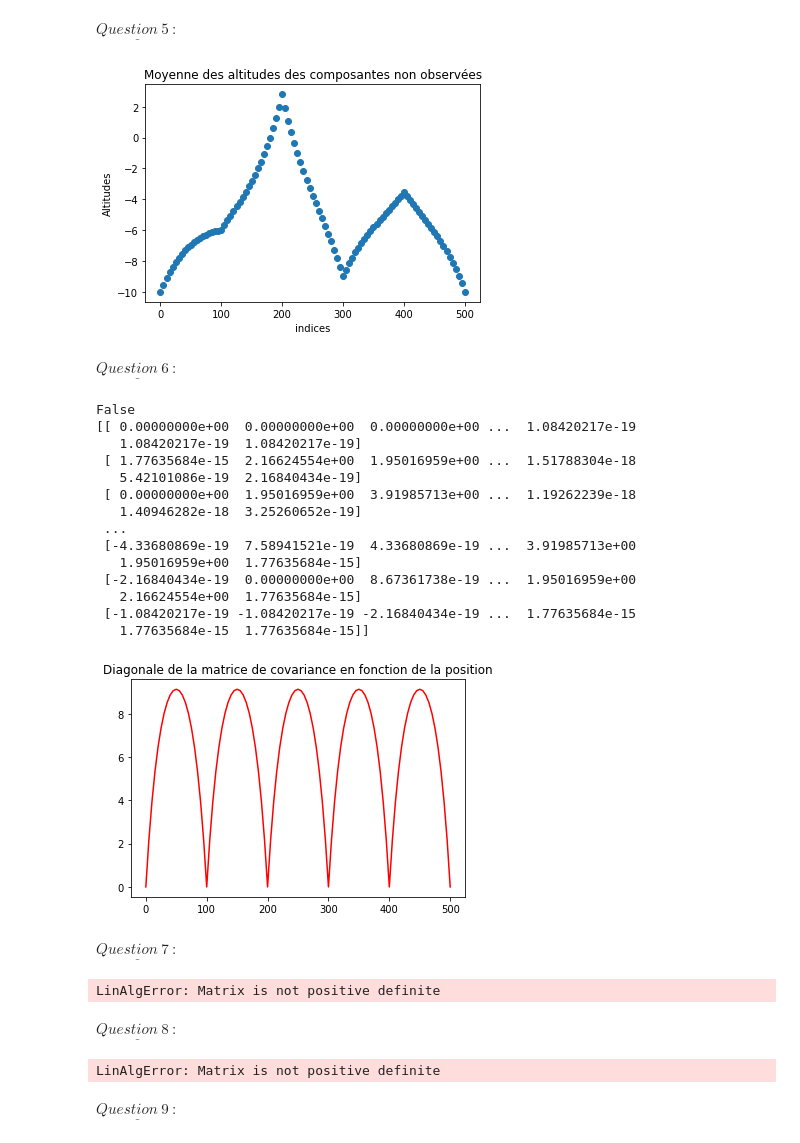
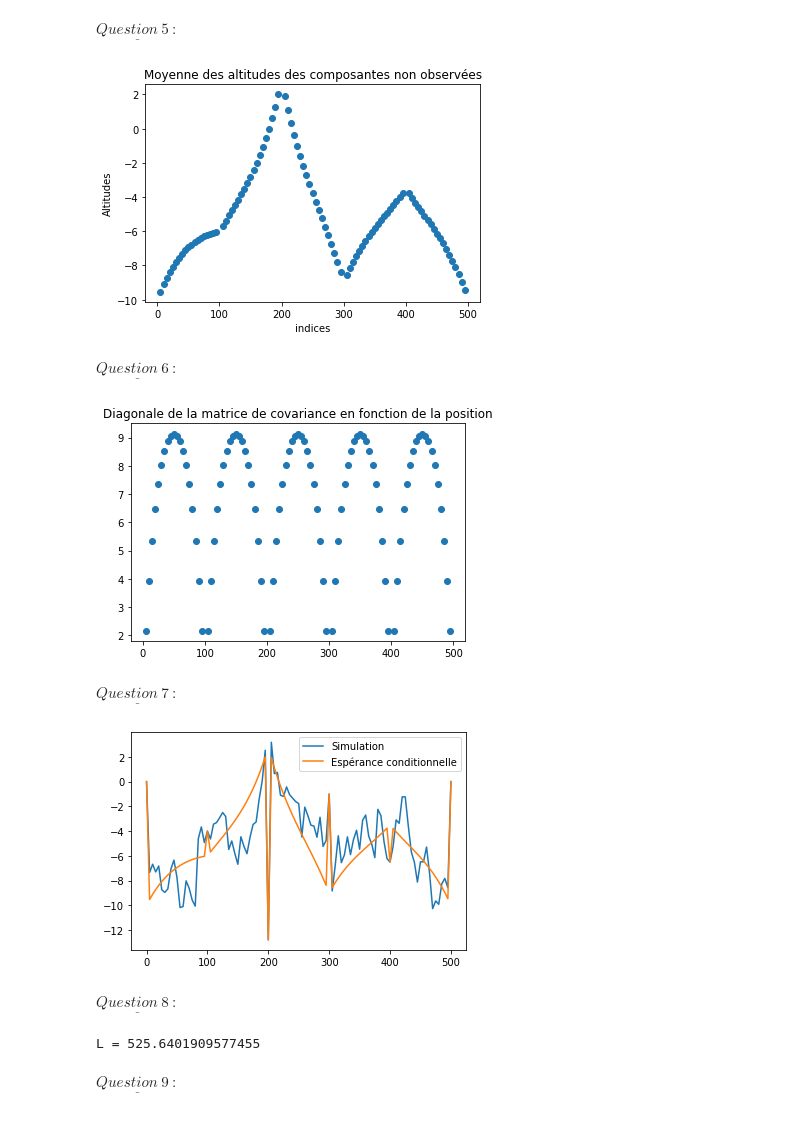
Before and after one commit to cohennion/projet-proba, a Jupyter notebook: projetproba modifié.ipynb, the cells around one changed output. Cells and saved outputs as stored; diff of their text form; code cells hidden in the pictures.

```diff
--- a/projetproba modifié.ipynb
+++ b/projetproba modifié.ipynb
@@ -58,7 +58,7 @@ import matplotlib.pyplot as plt
 A=0
 B=500
 N=101 #Nombre de points de discrétisation
-Delta = (B-A)/(N-1)
+delta = int((B-A)/(N-1))
 discretization_indexes = np.arange(N)
 discretization = discretization_indexes*Delta
 #Paramètres du modèle
@@ -96,92 +105,80 @@ matcov_Z = cov(a, sigma2, mat_dist)
 # %% [markdown]
 $ \underline{ Question~4~:}$
 # %%
+n = len(unknown_indexes)
+k = len(observation_indexes)
+
 #Entre les observations
-mat_dist_obs = np.array( [[np.abs(obs1 - obs2) for obs1 in observation] for obs2 in observation])
-mat_cov_obs = cov(a, sigma2, mat_dist_obs)
+mat_cov_obs = np.array( [[matcov_Z[obs1 , obs2] for obs1 in observation_indexes] for obs2 in observation_indexes])
 
 #Entre les observations et les inconnues
-mat_dist_obs_inc = np.array( [[np.abs(discretization[i] - obs) for obs in observation] for i in range(N)])
-mat_cov_obs_inc = cov(a, sigma2, mat_dist_obs_inc)
+mat_cov_inc_obs = np.array( [[matcov_Z[obs , unk] for obs in observation_indexes] for unk in unknown_indexes])
 
 #Entre les inconnues
-mat_cov_inc = matcov_Z
+mat_cov_inc = np.array([[matcov_Z[unk1 , unk2] for unk1 in unknown_indexes] for unk2 in unknown_indexes])
 # %% [markdown]
 $ \underline{ Question~5~:}$
 # %%
-K = np.dot(mat_cov_obs_inc , np.linalg.inv(mat_cov_obs))
-esp_inc_sachant_obs = np.array([mu for i in range(N)]) - np.dot(K, (depth- np.array([mu for i in range(len(depth))])))
+K = np.dot(mat_cov_inc_obs , np.linalg.inv(mat_cov_obs))
+esp_inc_sachant_obs = np.array([mu for i in range(n)]) - np.dot(K, (depth- np.array([mu for i in range(k)])))
 
-X = discretization
+X = np.array(unknown_indexes) * delta
 plt.scatter(X, esp_inc_sachant_obs)
 plt.title("Moyenne des altitudes des composantes non observées")
 plt.ylabel("Altitudes")
 plt.xlabel("indices")
 plt.show()
 # %% [output]
-[figure, old version]
+[figure, new version]
 # %% [markdown]
 $ \underline{ Question~6~:}$
 # %%
-C = matcov_Z - np.dot(K, np.transpose(mat_cov_obs_inc))
+C = mat_cov_inc - np.dot(K, np.transpose(mat_cov_inc_obs))
 
-def is_pos_def(x):
-    return np.all(np.linalg.eigvals(x) > 0)
-print(is_pos_def(C))
-print(C)
-
-Y = [C[i, i] for i in range(N)]
-plt.plot(X, Y, "r")
+Y = [C[i, i] for i in range(n)]
+plt.scatter(X, Y)
 plt.title("Diagonale de la matrice de covariance en fonction de la position")
 plt.show()
 # %% [output]
-False
-[[ 0.00000000e+00  0.00000000e+00  0.00000000e+00 ...  1.08420217e-19
-   1.08420217e-19  1.08420217e-19]
- [ 1.77635684e-15  2.16624554e+00  1.95016959e+00 ...  1.51788304e-18
-   5.42101086e-19  2.16840434e-19]
- [ 0.00000000e+00  1.95016959e+00  3.91985713e+00 ...  1.19262239e-18
-   1.40946282e-18  3.25260652e-19]
- ...
- [-4.33680869e-19  7.58941521e-19  4.33680869e-19 ...  3.91985713e+00
-   1.95016959e+00  1.77635684e-15]
- [-2.16840434e-19  0.00000000e+00  8.67361738e-19 ...  1.95016959e+00
-   2.16624554e+00  1.77635684e-15]
- [-1.08420217e-19 -1.08420217e-19 -2.16840434e-19 ...  1.77635684e-15
-   1.77635684e-15  1.77635684e-15]]
-[figure, old version]
+[figure, new version]
 # %% [markdown]
 $ \underline{ Question~7~:}$
 # %%
 from random import gauss
+k = len(observation_indexes)
 
 def simul() :
     R = np.linalg.cholesky(C)
-    Y = np.transpose(np.array([gauss(0,1) for k in range(N)]))
-    Z = m + np.dot(R, Y)
+    Y = np.transpose(np.array([gauss(0,1) for k in range(n)]))
+    Z = list(esp_inc_sachant_obs + np.dot(R, Y))
+    for i in range(k) :
+        Z.insert(observation_indexes[i],depth[i])
     return Z
 
 Y_simul = simul()
-Y_esp_cond = esp_inc_sachant_obs
-plt.plot(X, Y_simul, label= 'Simulation')
-plt.plot(X, Y_esp_cond, label = 'Espérance conditionnelle')
-plt.lgend()
+
+Y_esp_cond = list(esp_inc_sachant_obs)
+for i in range(k) :
+    Y_esp_cond.insert(observation_indexes[i],depth[i])
+plt.plot(discretization, Y_simul, label= 'Simulation')
+plt.plot(discretization, Y_esp_cond, label = 'Espérance conditionnelle')
+plt.legend()
 plt.show()
 # %% [output]
-LinAlgError: Matrix is not positive definite
+[figure, added]
 # %% [markdown]
 $ \underline{ Question~8~:}$
 # %%
 def longueur(Delta, depth) :
     Z_simul = simul()
     L = 0
-    for k in range(N) :
+    for k in range(n-1) :
         L += np.sqrt(Delta**2 + (Z_simul[k+1] - Z_simul[k])**2)
     return L
 
-print(longueur(Delta, depth))
+print("L =",longueur(delta, depth))
 # %% [output]
-LinAlgError: Matrix is not positive definite
+L = 525.6401909577455
 # %% [markdown]
 $ \underline{ Question~9~:}$
 # %%
```
Also changed, not shown: parts of 13 cells of this notebook.
